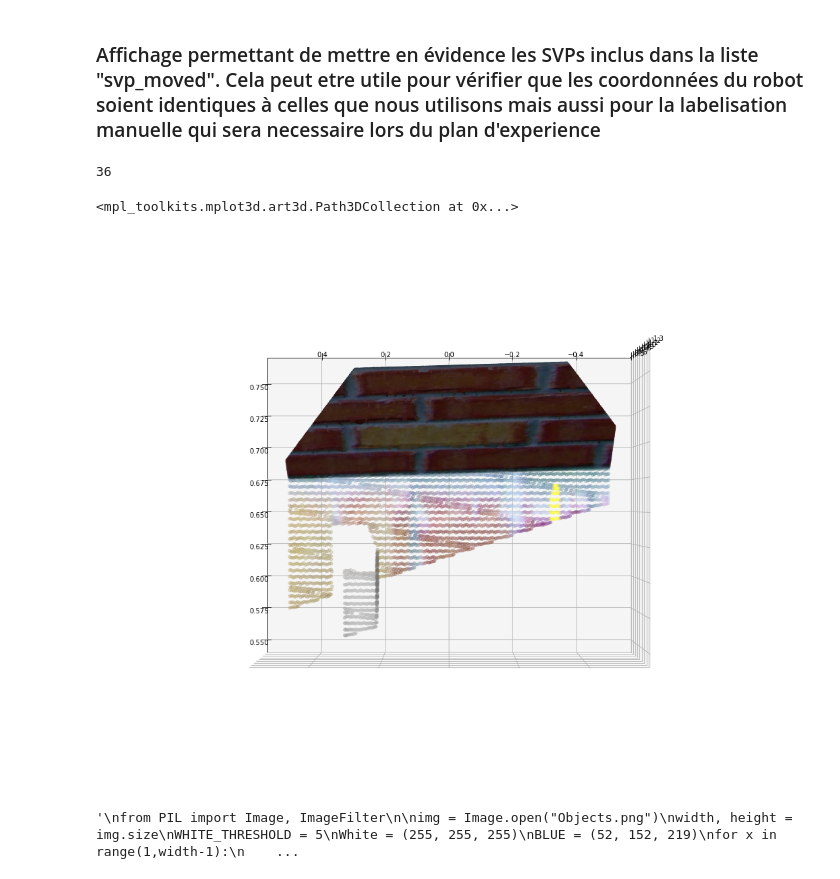
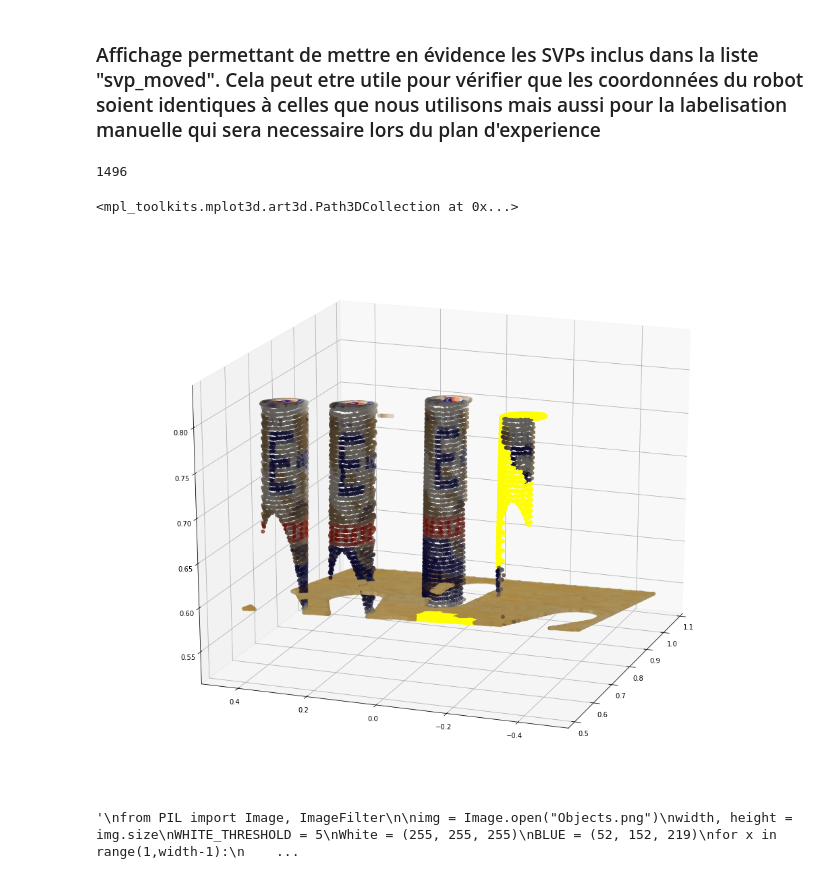
Before and after one commit to GeraudMM/Real-PR2-clustering-dynamique-pour-la-d-tection-et-le-suivi-d-objets-en-perception-interactive, a Jupyter notebook: classification/Online PR2.ipynb, the cells around one changed output. Saved outputs shown, nothing was run; the diff lists cells and outputs as text; code cells hidden in the pictures.

```diff
--- a/classification/Online PR2.ipynb
+++ b/classification/Online PR2.ipynb
@@ -294,10 +294,11 @@ from sklearn.metrics import classification_report,confusion_matrix
 model = RandomForestClassifier()
 threshold = 0.7
 
+
 #Nom de la scene que nous allons segmenter selon notre classifieur
 nomDossier = "env_gazebo"
 numIter = "2"
-numeroDeScene = "1"
+numeroDeScene = "2"
 paths_to_output = "../outputs/"
 
 #On entraine un modèle grace aux données recuperé lors du batch "numBatch"
@@ -485,7 +486,7 @@ colors = np.array(colors)
 
 fig = plt.figure(figsize = (18,15))
 ax = fig.gca(projection='3d')
-ax.view_init(20, 200)
+
 
 categories = []
 for i in range(len(segmented)):
@@ -501,9 +502,10 @@ for i in range (len(coords)):
     coords[i][1] /= coords[i][3]
     coords[i][2] /= coords[i][3]
     color = (1-colors[i+1][0],1-colors[i+1][1],1-colors[i+1][2])
-    ax.text(coords[i][0]+0.001, coords[i][1]+0.020,coords[i][2]+0.001,str(i+1),size=10,color=color)
+    ax.text(coords[i][0]+0.001, coords[i][1]+0.020,coords[i][2]-0.01,str(i+1),size=10,color=color)
 
 
-ax.scatter(X, Y, Z, c=colors[categories], marker='o')
+ax.view_init(20, 200)
+ax.scatter(X, Y, Z, c=colors[categories], marker='.',s=100)
 # %% [output]
 <mpl_toolkits.mplot3d.art3d.Path3DCollection at 0x...>
@@ -572,7 +574,7 @@ ax.scatter(X, Y, Z, c=colors[categories], marker='o')
 # %%
 nomDossier = "env_gazebo"
-numIter = "2"
-numeroDeScene = "1"
+numIter = "4"
+numeroDeScene = "2"
 paths_to_output = "../outputs/"
 # %% [markdown]
 ### Affichage permettant de mettre en évidence les SVPs inclus dans la liste "svp_moved". Cela peut etre utile pour vérifier que les coordonnées du robot soient identiques à celles que nous utilisons mais aussi pour la labelisation manuelle qui sera necessaire lors du plan d'experience
@@ -581,3 +581,5 @@ svp_moved = [421]
+# %%
+svp_moved = [274,272,271,269,266,294,265,293,264,262,197,255,256,315,199,257,316,258,201,259,202,260,261,292,263]
 # %%
 segmented = mydisplay.read_xyzrgbls(paths_to_output+str(nomDossier)+"/vccs/vccs_scene"+str(numeroDeScene)+"iter"+numIter+".xyzrgbls")
 svp_centroides = mydisplay.read_xyzrgbls(paths_to_output+str(nomDossier)+"/centroides/centroides_scene"+str(numeroDeScene)+"iter"+numIter+".xyzrgbls")
@@ -586,39 +588,39 @@ svp_centroides = mydisplay.read_xyzrgbls(paths_to_output+str(nomDossier)+"/centr
 
 X,Y,Z = [],[],[]
 for i in range(len(segmented)):
     X.append(1.3-segmented[i][2]/pow(256,3))
     Y.append(-(segmented[i][1]/pow(256,3))+0.5)
     Z.append(1.3-segmented[i][0]/pow(256,3))
 
 colors = []
 accu = 0
 for i in range (len(segmented)):
     colors.append((segmented[i][3]/256, segmented[i][4]/256, segmented[i][5]/256))
     for j in range(len(svp_moved)):
         if(segmented[i][7] == svp_moved[j]):
             colors[-1] = (1, 1, 0)
             accu +=1
 print(accu)
 
 colors = np.array(colors)
 
 categories = []
 for i in range(len(segmented)):
     categories.append(i)
 
 fig = plt.figure(figsize = (18,15))
 
 ax = fig.gca(projection='3d')
 
 #ax.view_init(-90, 270)
-#ax.view_init(90-90, 180)
-#ax.view_init(20, 200)
-ax.view_init(90, 180)#Différents point de vue sur l'environnement du robot
-ax.scatter(X, Y, Z, c=colors[categories], marker='o')
+#ax.view_init(0, 180)
+ax.view_init(20, 200)
+#ax.view_init(90, 180)#Différents point de vue sur l'environnement du robot
+ax.scatter(X, Y, Z, c=colors[categories], marker='.',s=100)
 # %% [output]
-36
+1496
 <mpl_toolkits.mplot3d.art3d.Path3DCollection at 0x...>
-[figure, old version]
+[figure, new version]
 # %%
 """
 from PIL import Image, ImageFilter
```
Also changed, not shown: parts of 10 cells of this notebook.
